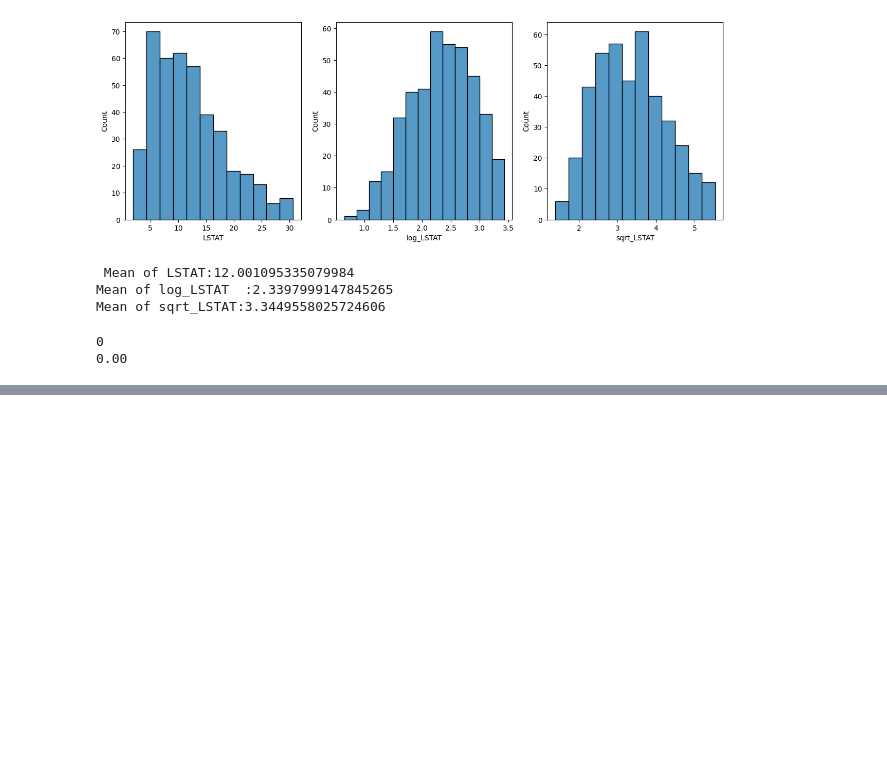
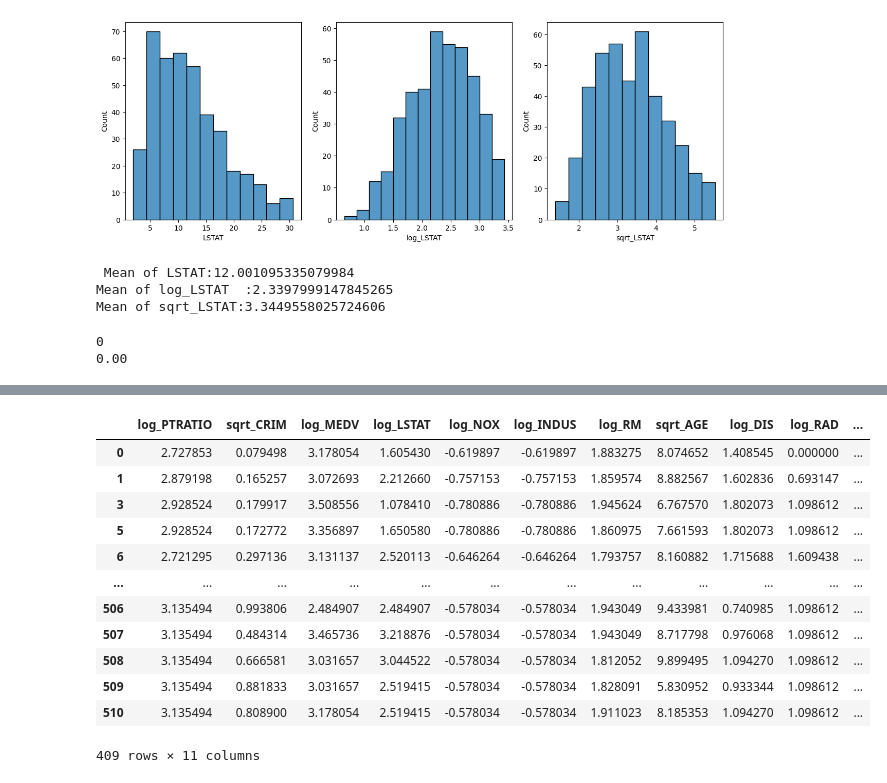
Before and after one commit to Farazmghm/Business-Machine-Learning-and-EDA, a Jupyter notebook: Crime.ipynb, the cells around one changed output, grey strips where cells are left out. Cells and saved outputs as stored; diff of their text form; code cells hidden in the pictures; blank space fills up the shorter version.

Commit message:
drop unuseful columns and changed their name

```diff
--- a/Crime.ipynb
+++ b/Crime.ipynb
@@ -700,0 +708,18 @@ print(f"{count/df.shape[0]:0.2f}")
+# %%
+df=df.drop(columns=['CRIM','INDUS','NOX','RM','RM','DIS','RAD','TAX','PTRATIO','LSTAT','MEDV','sqrt_PTRATIO','log_CRIM','sqrt_MEDV','sqrt_LSTAT','sqrt_NOX','sqrt_INDUS','sqrt_RM','log_AGE','sqrt_DIS','sqrt_RAD','sqrt_TAX'])
+df=df.drop(columns=['AGE'])
+df
+# %% [output]
+|  | log_PTRATIO | sqrt_CRIM | log_MEDV | log_LSTAT | log_NOX | log_INDUS | log_RM | sqrt_AGE | log_DIS | log_RAD | ... |
+| 0 | 2.727853 | 0.079498 | 3.178054 | 1.605430 | -0.619897 | -0.619897 | 1.883275 | 8.074652 | 1.408545 | 0.000000 | ... |
+| 1 | 2.879198 | 0.165257 | 3.072693 | 2.212660 | -0.757153 | -0.757153 | 1.859574 | 8.882567 | 1.602836 | 0.693147 | ... |
+| 3 | 2.928524 | 0.179917 | 3.508556 | 1.078410 | -0.780886 | -0.780886 | 1.945624 | 6.767570 | 1.802073 | 1.098612 | ... |
+| 5 | 2.928524 | 0.172772 | 3.356897 | 1.650580 | -0.780886 | -0.780886 | 1.860975 | 7.661593 | 1.802073 | 1.098612 | ... |
+| 6 | 2.721295 | 0.297136 | 3.131137 | 2.520113 | -0.646264 | -0.646264 | 1.793757 | 8.160882 | 1.715688 | 1.609438 | ... |
+| ... | ... | ... | ... | ... | ... | ... | ... | ... | ... | ... | ... |
+| 506 | 3.135494 | 0.993806 | 2.484907 | 2.484907 | -0.578034 | -0.578034 | 1.943049 | 9.433981 | 0.740985 | 1.098612 | ... |
+| 507 | 3.135494 | 0.484314 | 3.465736 | 3.218876 | -0.578034 | -0.578034 | 1.943049 | 8.717798 | 0.976068 | 1.098612 | ... |
+| 508 | 3.135494 | 0.666581 | 3.031657 | 3.044522 | -0.578034 | -0.578034 | 1.812052 | 9.899495 | 1.094270 | 1.098612 | ... |
+| 509 | 3.135494 | 0.881833 | 3.031657 | 2.519415 | -0.578034 | -0.578034 | 1.828091 | 5.830952 | 0.933344 | 1.098612 | ... |
+| 510 | 3.135494 | 0.808900 | 3.178054 | 2.519415 | -0.578034 | -0.578034 | 1.911023 | 8.185353 | 1.094270 | 1.098612 | ... |
+409 rows × 11 columns
```
Also changed, not shown: parts of 4 cells of this notebook.
